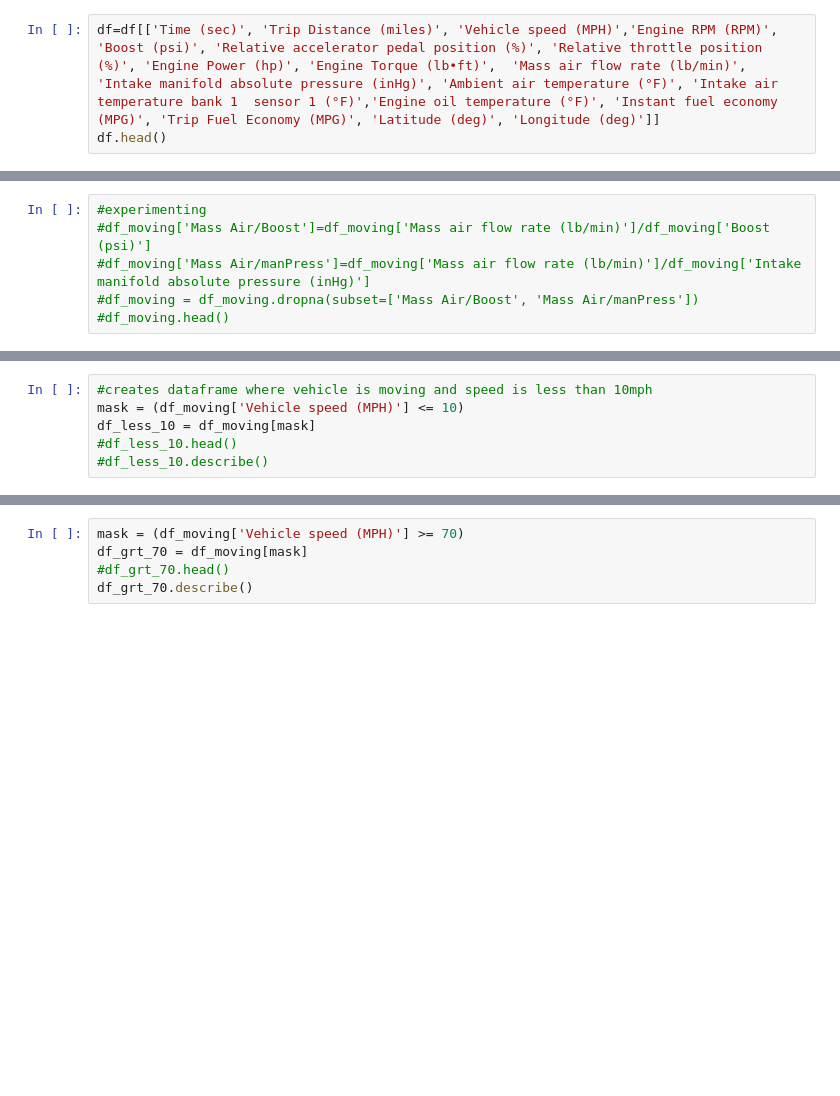
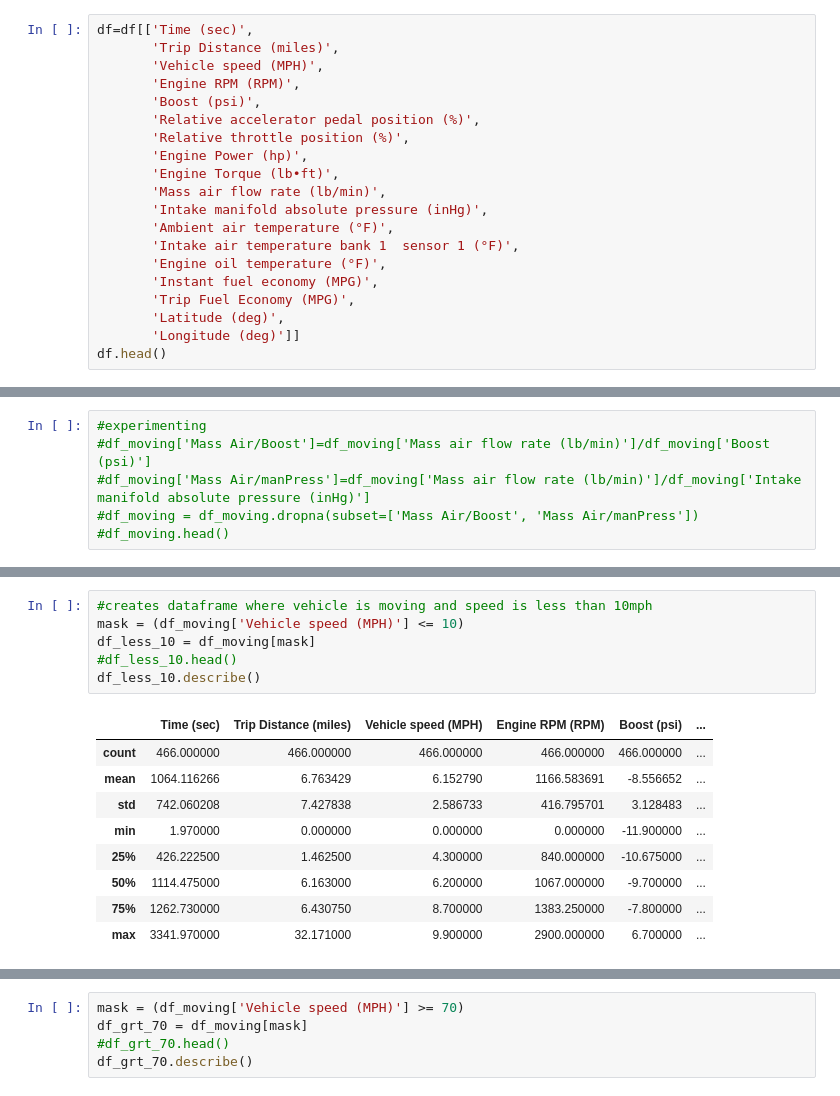
Before and after one commit to SecondHandSushi/car-analysis, a Jupyter notebook: analysis_20240822_PM.ipynb, the cells around one changed output, grey strips where cells are left out. Drawn from its saved outputs; the diff is of its cells as text; blank space fills up the shorter version.

```diff
--- a/analysis_20240822_PM.ipynb
+++ b/analysis_20240822_PM.ipynb
@@ -53,7 +48,24 @@ print(column_list)
 # %% [output]
 ['Time (sec)', 'Instant fuel economy (MPG)', 'Calculated load value (%)', 'Engine coolant temperature (°F)', 'Intake manifold absolute pressure (inHg)', 'Engine RPM (RPM)', 'Vehicle speed (MPH)', 'Rel ...
 # %%
-df=df[['Time (sec)', 'Trip Distance (miles)', 'Vehicle speed (MPH)','Engine RPM (RPM)', 'Boost (psi)', 'Relative accelerator pedal position (%)', 'Relative throttle position (%)', 'Engine Power (hp)', 'Engine Torque (lb•ft)',  'Mass air flow rate (lb/min)', 'Intake manifold absolute pressure (inHg)', 'Ambient air temperature (°F)', 'Intake air temperature bank 1  sensor 1 (°F)','Engine oil temperature (°F)', 'Instant fuel economy (MPG)', 'Trip Fuel Economy (MPG)', 'Latitude (deg)', 'Longitude (deg)']]
+df=df[['Time (sec)',
+       'Trip Distance (miles)',
+       'Vehicle speed (MPH)',
+       'Engine RPM (RPM)',
+       'Boost (psi)',
+       'Relative accelerator pedal position (%)',
+       'Relative throttle position (%)',
+       'Engine Power (hp)',
+       'Engine Torque (lb•ft)',
+       'Mass air flow rate (lb/min)',
+       'Intake manifold absolute pressure (inHg)',
+       'Ambient air temperature (°F)',
+       'Intake air temperature bank 1  sensor 1 (°F)',
+       'Engine oil temperature (°F)',
+       'Instant fuel economy (MPG)',
+       'Trip Fuel Economy (MPG)',
+       'Latitude (deg)',
+       'Longitude (deg)']]
 df.head()
 # %% [output]
 |  | Time (sec) | Trip Distance (miles) | Vehicle speed (MPH) | Engine RPM (RPM) | Boost (psi) | ... |
@@ -184,9 +200,19 @@ BokehModel(combine_events=True, render_bundle={'docs_json': {'c99f0d0f-19c2-4ef6
 # %%
 #creates dataframe where vehicle is moving and speed is less than 10mph
 mask = (df_moving['Vehicle speed (MPH)'] <= 10)
 df_less_10 = df_moving[mask]
 #df_less_10.head()
-#df_less_10.describe()
+df_less_10.describe()
+# %% [output]
+|  | Time (sec) | Trip Distance (miles) | Vehicle speed (MPH) | Engine RPM (RPM) | Boost (psi) | ... |
+| count | 466.000000 | 466.000000 | 466.000000 | 466.000000 | 466.000000 | ... |
+| mean | 1064.116266 | 6.763429 | 6.152790 | 1166.583691 | -8.556652 | ... |
+| std | 742.060208 | 7.427838 | 2.586733 | 416.795701 | 3.128483 | ... |
+| min | 1.970000 | 0.000000 | 0.000000 | 0.000000 | -11.900000 | ... |
+| 25% | 426.222500 | 1.462500 | 4.300000 | 840.000000 | -10.675000 | ... |
+| 50% | 1114.475000 | 6.163000 | 6.200000 | 1067.000000 | -9.700000 | ... |
+| 75% | 1262.730000 | 6.430750 | 8.700000 | 1383.250000 | -7.800000 | ... |
+| max | 3341.970000 | 32.171000 | 9.900000 | 2900.000000 | 6.700000 | ... |
 # %%
 #creates dataframe where vehicle is moving and speed is between 10 and 20mph
 mask = (df_moving['Vehicle speed (MPH)'] >= 10) & (df_moving['Vehicle speed (MPH)'] <= 20)
```
Also changed, not shown: parts of 18 cells of this notebook.
